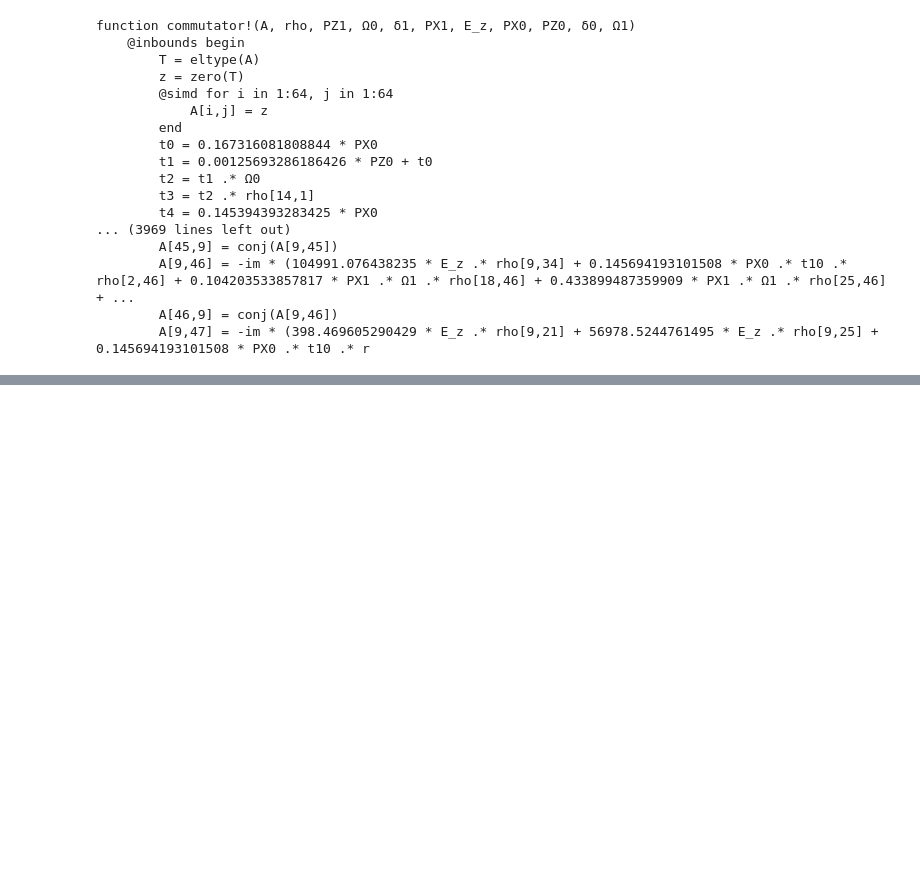
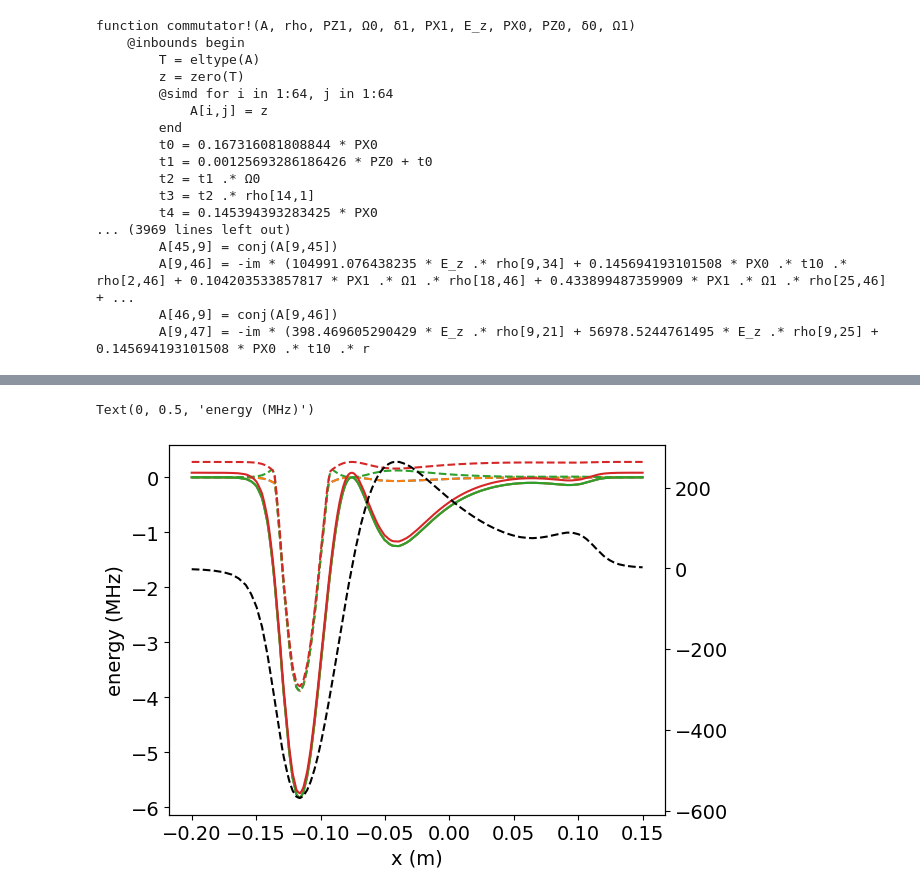
Before and after one commit to ograsdijk/CeNTREX-TlF, a Jupyter notebook: examples/spa paper/generate_hamiltonian.ipynb, the cells around one changed output, grey strips where cells are left out. Saved outputs shown, nothing was run; the diff lists cells and outputs as text; code cells hidden in the pictures; blank space fills up the shorter version.

```diff
--- a/examples/spa paper/generate_hamiltonian.ipynb
+++ b/examples/spa paper/generate_hamiltonian.ipynb
@@ -55,12 +57,22 @@ trans = [
     transitions.MicrowaveTransition(1, 2),
 ]
 
+# transition_selectors: List[TransitionSelector] = (
+#     couplings.generate_transition_selectors(
+#         transitions=trans,
+#         polarizations=[
+#             [couplings.polarization_Z, couplings.polarization_X],
+#             [couplings.polarization_Z, couplings.polarization_X],
+#         ],
+#     )
+# )
+
 transition_selectors: List[TransitionSelector] = (
     couplings.generate_transition_selectors(
         transitions=trans,
         polarizations=[
-            [couplings.polarization_Z, couplings.polarization_X],
-            [couplings.polarization_Z, couplings.polarization_X],
+            [couplings.polarization_Z],
+            [couplings.polarization_Z],
         ],
     )
 )
@@ -638,0 +652,16 @@ $\displaystyle - i \left(0.236621784902547 PX_{0} Ω_{0} {\rho}_{4,1} - 0.250515
+# %%
+_ham = copy.deepcopy(ham_tot)
+for fs in _ham.free_symbols:
+    if fs == Ez:
+        continue
+    _ham = _ham.subs(fs, 0)
+
+display(_ham[:5, :5])
+
+x = np.linspace(-0.2, 0.15, 251)
+eigenvalues_other = []
+for Ez_val in tqdm.tqdm(electric_field(x)):
+    _h = _ham.subs(Ez, Ez_val)
+    vals, vecs = np.linalg.eigh(smp.matrix2numpy(_h, dtype=np.complex128))
+    eigenvalues_other.append(vals)
+eigenvalues_other = np.array(eigenvalues_other)
@@ -638,0 +670,18 @@ $\displaystyle - i \left(0.236621784902547 PX_{0} Ω_{0} {\rho}_{4,1} - 0.250515
+# %%
+fig, ax = plt.subplots()
+for idv in range(0, 4):
+    (line,) = ax.plot(x, (eigenvalues[:, idv] - eigenvalues[0, 0]) / 1e6)
+    ax.plot(
+        x,
+        (eigenvalues_other[:, idv] - eigenvalues_other[0, 0]) / 1e6,
+        color=line.get_color(),
+        ls="--",
+    )
+ax1 = ax.twinx()
+ax1.plot(x, electric_field(x), color="k", linestyle="--")
+# ax1.set_ylabel("Electric field (V/m)")
+ax.set_xlabel("x (m)")
+ax.set_ylabel("energy (MHz)")
+# %% [output]
+Text(0, 0.5, 'energy (MHz)')
+[figure, added]
```
Also changed, not shown: parts of 23 cells of this notebook.
